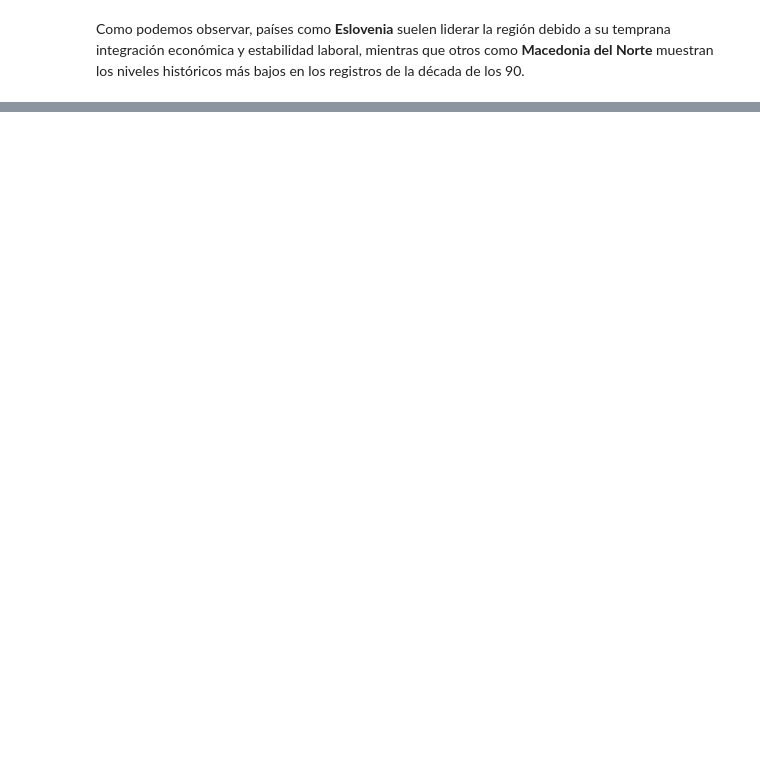
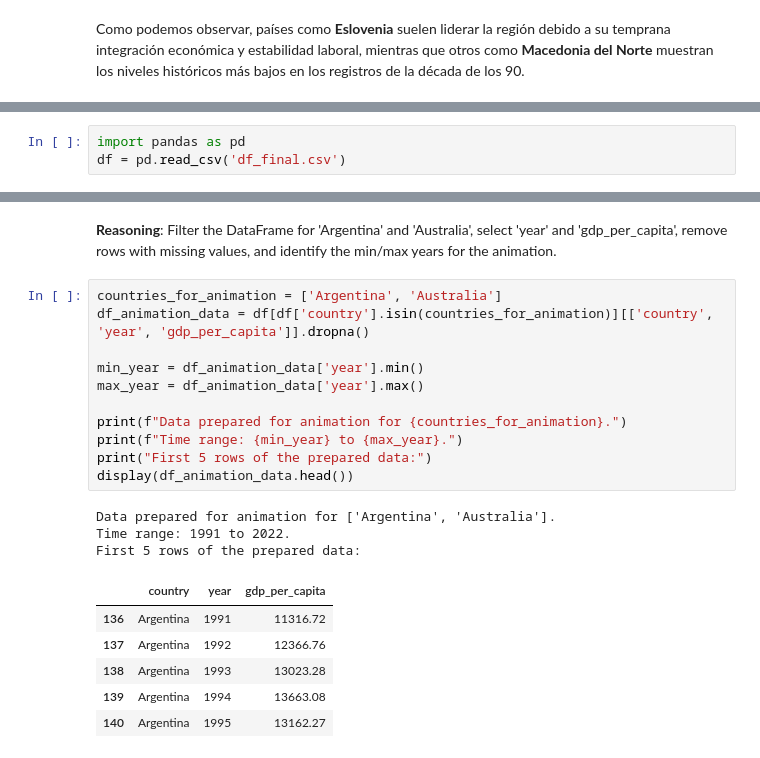
Before and after one commit to lucianoyllarreta/CLASE_CIENCIA_DATOS_I, a Jupyter notebook: LOS 4 FANTÁSTICOS/ SCORING.ipynb, the cells around one changed output, grey strips where cells are left out. Drawn from its saved outputs; the diff is of its cells as text; blank space fills up the shorter version.

```diff
--- a/LOS 4 FANTÁSTICOS/ SCORING.ipynb
+++ b/LOS 4 FANTÁSTICOS/ SCORING.ipynb
@@ -943,0 +1006,3 @@ files.download("grafico_interactivo.html")
+# %%
+import pandas as pd
+df = pd.read_csv('df_final.csv')
@@ -943,0 +1045,24 @@ files.download("grafico_interactivo.html")
+# %% [markdown]
+**Reasoning**:
+Filter the DataFrame for 'Argentina' and 'Australia', select 'year' and 'gdp_per_capita', remove rows with missing values, and identify the min/max years for the animation.
+# %%
+countries_for_animation = ['Argentina', 'Australia']
+df_animation_data = df[df['country'].isin(countries_for_animation)][['country', 'year', 'gdp_per_capita']].dropna()
+
+min_year = df_animation_data['year'].min()
+max_year = df_animation_data['year'].max()
+
+print(f"Data prepared for animation for {countries_for_animation}.")
+print(f"Time range: {min_year} to {max_year}.")
+print("First 5 rows of the prepared data:")
+display(df_animation_data.head())
+# %% [output]
+Data prepared for animation for ['Argentina', 'Australia'].
+Time range: 1991 to 2022.
+First 5 rows of the prepared data:
+|  | country | year | gdp_per_capita |
+| 136 | Argentina | 1991 | 11316.72 |
+| 137 | Argentina | 1992 | 12366.76 |
+| 138 | Argentina | 1993 | 13023.28 |
+| 139 | Argentina | 1994 | 13663.08 |
+| 140 | Argentina | 1995 | 13162.27 |
```
Also changed, not shown: parts of 142 cells of this notebook.
